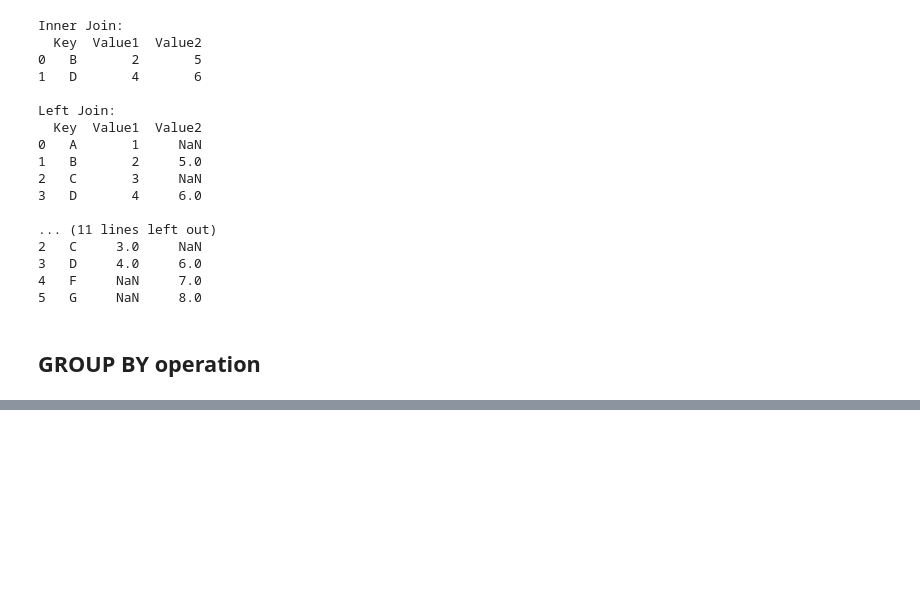
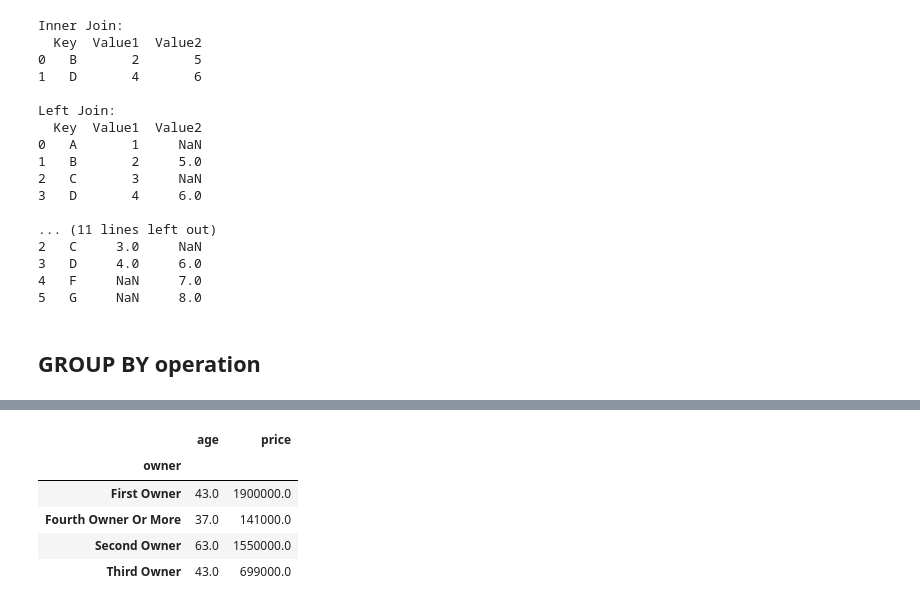
Before and after one commit to upflairs-pvt-ltd/jecrc-AI_ML_example-27thsep2023, a Jupyter notebook: pandas/pandas material.ipynb, the cells around one changed output, grey strips where cells are left out. Cells and saved outputs as stored; diff of their text form; code cells hidden in the pictures; blank space fills up the shorter version.

```diff
--- a/pandas/pandas material.ipynb
+++ b/pandas/pandas material.ipynb
@@ -510,4 +562,5 @@ Left Join:
 # %% [markdown]
 ## GROUP BY operation
 # %%
-1
+df = pd.read_csv('Used_Bikes.csv')
+df.head()
@@ -513,0 +574,3 @@ Left Join:
+# %%
+owner_group = df.groupby('owner')
+owner_group
@@ -513,0 +588,9 @@ Left Join:
+# %%
+owner_group[['age','price']].max()
+# %% [output]
+|  | age | price |
+| owner |  |  |
+| First Owner | 43.0 | 1900000.0 |
+| Fourth Owner Or More | 37.0 | 141000.0 |
+| Second Owner | 63.0 | 1550000.0 |
+| Third Owner | 43.0 | 699000.0 |
```
Also changed, not shown: parts of 12 cells of this notebook.
